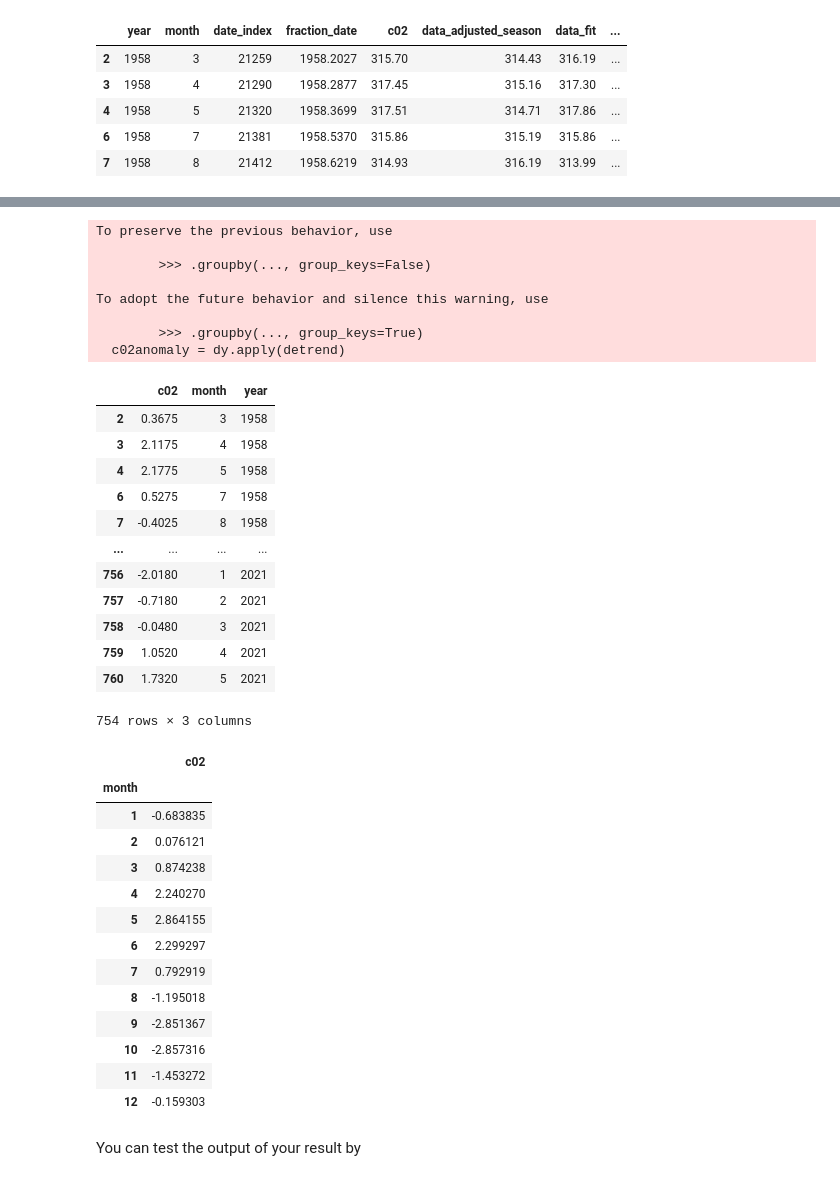
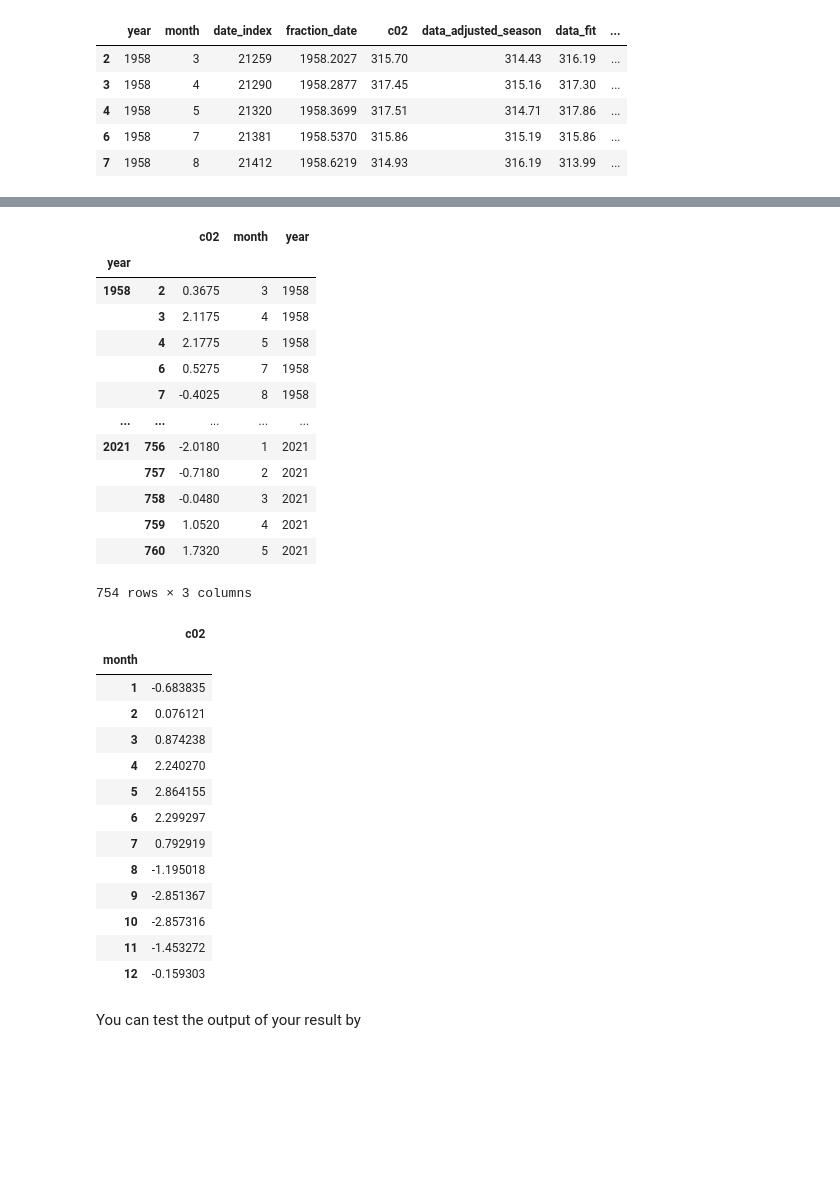
Before and after one commit to UCB-stat-159-s23/hw03-group17, a Jupyter notebook: climate-Q02.ipynb, the cells around one changed output, grey strips where cells are left out. Cells and saved outputs as stored; diff of their text form; code cells hidden in the pictures; blank space fills up the shorter version.

```diff
--- a/climate-Q02.ipynb
+++ b/climate-Q02.ipynb
@@ -98,38 +98,31 @@ In order to do so, you will have to remove the annual average and use that to id
 # %%
 def detrend(f):
     detrended_xarr = f[['c02','month','year']]
     # BEGIN SOLUTION
     detrended_xarr['c02'] = detrended_xarr['c02'] - detrended_xarr.mean()['c02']
     # END SOLUTION
     return detrended_xarr
 
-dy = data.groupby('year')
+dy = data.groupby('year', group_keys = True)
 c02anomaly = dy.apply(detrend)
 display(c02anomaly)
 monthly_anomaly = c02anomaly.groupby('month').mean()[['c02']]
 monthly_anomaly
 # %% [output]
+|  |  | c02 | month | year |
+| year |  |  |  |  |
+| 1958 | 2 | 0.3675 | 3 | 1958 |
+|  | 3 | 2.1175 | 4 | 1958 |
+|  | 4 | 2.1775 | 5 | 1958 |
+|  | 6 | 0.5275 | 7 | 1958 |
+|  | 7 | -0.4025 | 8 | 1958 |
+| ... | ... | ... | ... | ... |
+| 2021 | 756 | -2.0180 | 1 | 2021 |
+|  | 757 | -0.7180 | 2 | 2021 |
+|  | 758 | -0.0480 | 3 | 2021 |
+|  | 759 | 1.0520 | 4 | 2021 |
+|  | 760 | 1.7320 | 5 | 2021 |
-To preserve the previous behavior, use
-
-        >>> .groupby(..., group_keys=False)
-
-To adopt the future behavior and silence this warning, use
-
-        >>> .groupby(..., group_keys=True)
-  c02anomaly = dy.apply(detrend)
+754 rows × 3 columns
-|  | c02 | month | year |
-| 2 | 0.3675 | 3 | 1958 |
-| 3 | 2.1175 | 4 | 1958 |
-| 4 | 2.1775 | 5 | 1958 |
-| 6 | 0.5275 | 7 | 1958 |
-| 7 | -0.4025 | 8 | 1958 |
-| ... | ... | ... | ... |
-| 756 | -2.0180 | 1 | 2021 |
-| 757 | -0.7180 | 2 | 2021 |
-| 758 | -0.0480 | 3 | 2021 |
-| 759 | 1.0520 | 4 | 2021 |
-| 760 | 1.7320 | 5 | 2021 |
-754 rows × 3 columns
 |  | c02 |
 | month |  |
 | 1 | -0.683835 |
```
